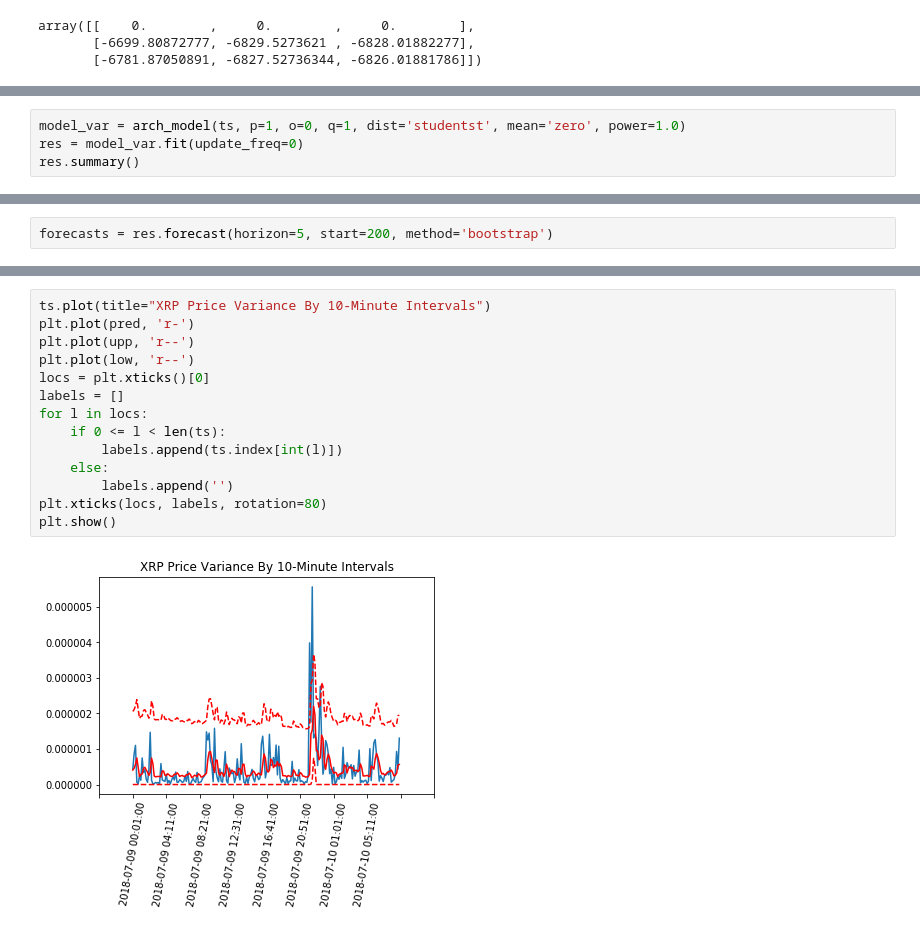
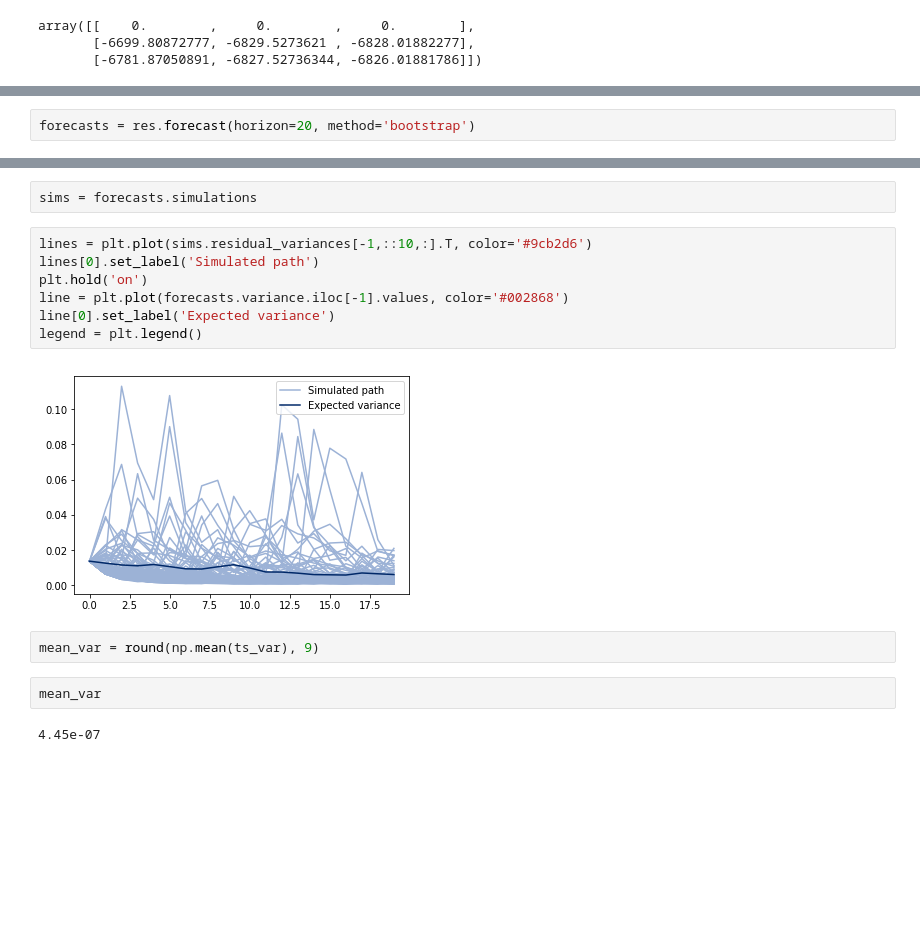
Before and after one commit to AndyVuHoang/Ripple-Report, a Jupyter notebook: analysis.ipynb, the cells around one changed output, grey strips where cells are left out. Drawn from its saved outputs; the diff is of its cells as text; blank space fills up the shorter version.

Commit message:
Variance Forecasting

```diff
--- a/analysis.ipynb
+++ b/analysis.ipynb
@@ -550,4 +541,0 @@ Because the p-value for gamma[1] is .291, I fail to reject the null hypothesis t
-# %%
-model_var = arch_model(ts, p=1, o=0, q=1, dist='studentst', mean='zero', power=1.0)
-res = model_var.fit(update_freq=0)
-res.summary()
@@ -577,2 +544,2 @@ Distribution
 # %%
-forecasts = res.forecast(horizon=5, start=200, method='bootstrap')
+forecasts = res.forecast(horizon=20, method='bootstrap')
@@ -740,16 +546,17 @@ for i in range(len(ts)):
-# %%
-ts.plot(title="XRP Price Variance By 10-Minute Intervals")
-plt.plot(pred, 'r-')
-plt.plot(upp, 'r--')
-plt.plot(low, 'r--')
-locs = plt.xticks()[0]
-labels = []
-for l in locs:
-    if 0 <= l < len(ts):
-        labels.append(ts.index[int(l)])
-    else:
-        labels.append('')
-plt.xticks(locs, labels, rotation=80)
-plt.show()
-# %% [output]
-[figure, removed]
+# %%
+sims = forecasts.simulations
+# %%
+lines = plt.plot(sims.residual_variances[-1,::10,:].T, color='#9cb2d6')
+lines[0].set_label('Simulated path')
+plt.hold('on')
+line = plt.plot(forecasts.variance.iloc[-1].values, color='#002868')
+line[0].set_label('Expected variance')
+legend = plt.legend()
+# %% [output]
+[figure, added]
+# %%
+mean_var = round(np.mean(ts_var), 9)
+# %%
+mean_var
+# %% [output]
+4.45e-07
```
Also changed, not shown: parts of 40 cells of this notebook.
